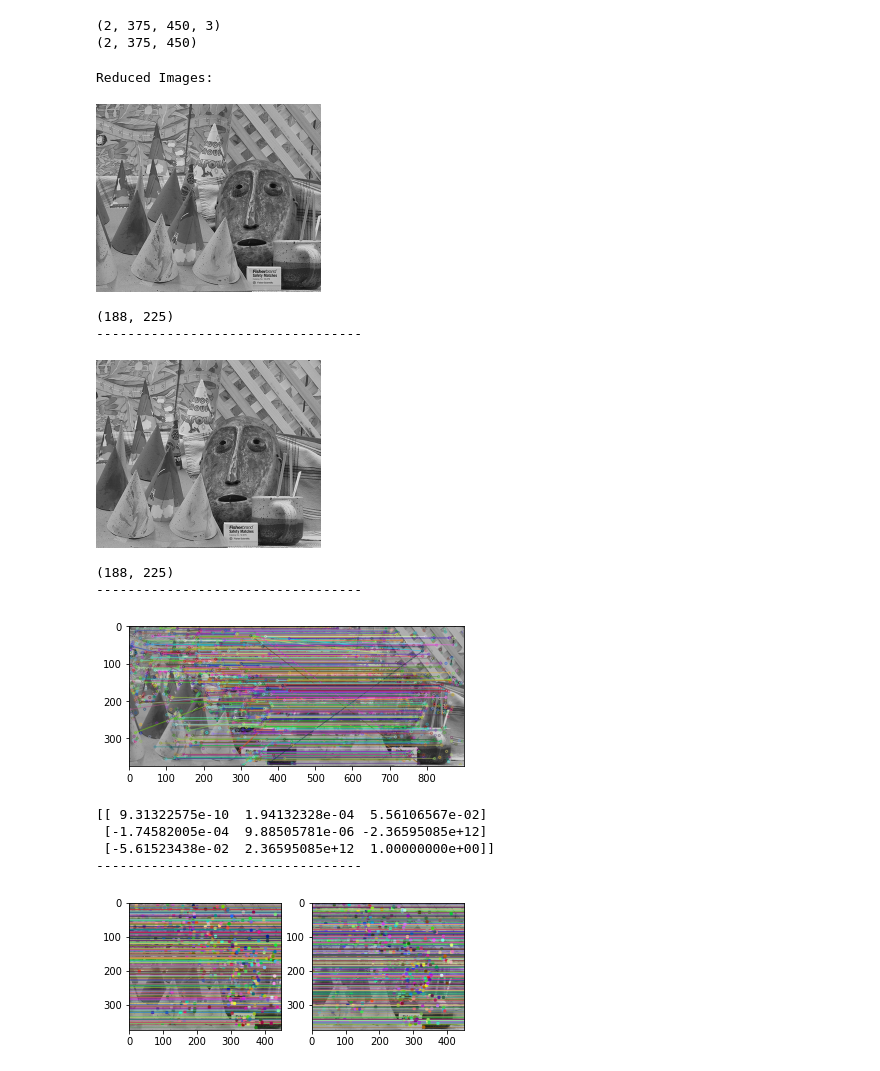
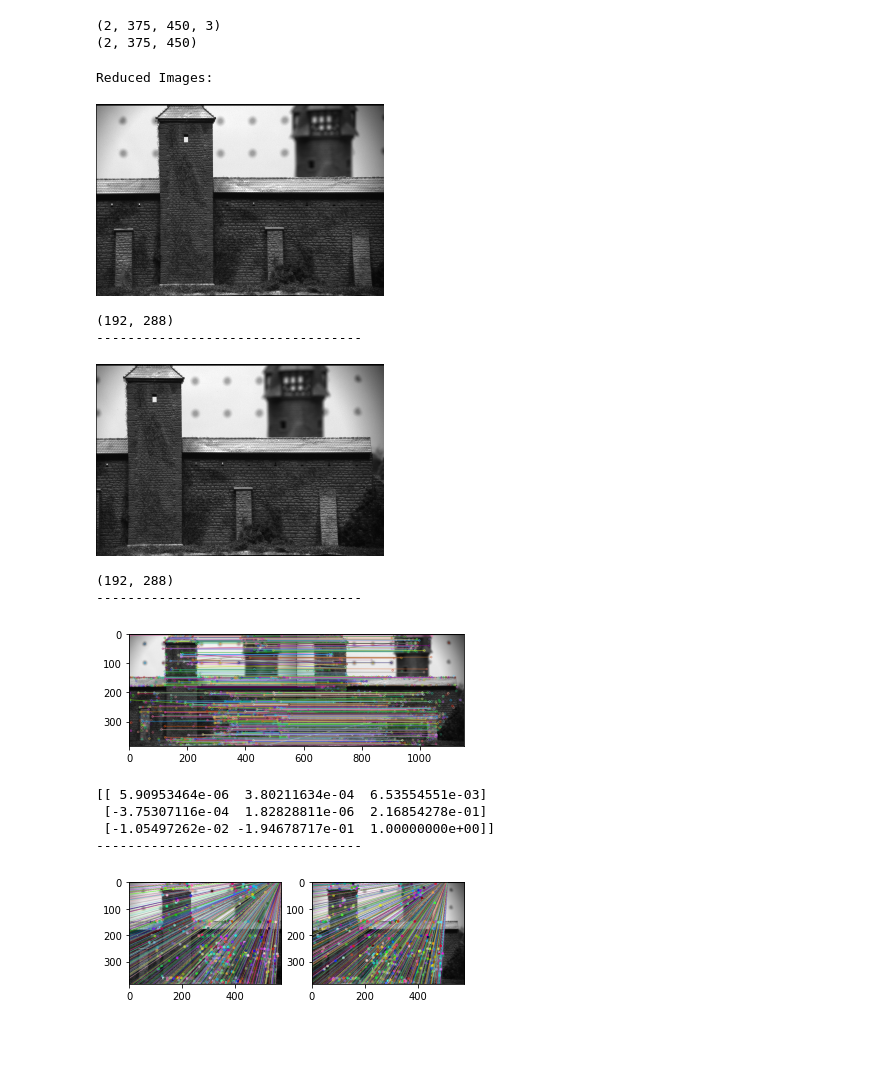
Before and after one commit to scheung97/EECE5639_ComputerVision, a Jupyter notebook: p3.ipynb, the cells around one changed output. Saved outputs shown, nothing was run; the diff lists cells and outputs as text; code cells hidden in the pictures; blank space fills up the shorter version.

```diff
--- a/p3.ipynb
+++ b/p3.ipynb
@@ -99,41 +99,41 @@ print(cones_gray.shape)
 # their size to keep running time reasonable! Document in your report the scale
 # factor you used.)
 
-#use_cast = True
-use_cast = False
+use_cast = True
+#use_cast = False
 if use_cast:
     #img1, img2 = np.random.default_rng().choice(cast_color, 2, replace=False)
     img1 = cast_gray[0]
     img2 = cast_gray[1]
 else:
     #img1, img2 = np.random.default_rng().choice(cones_color, 2, replace=False)
     img1 = cones_gray[0]
     img2 = cones_gray[1]
 
 #print('Original Images:')
 #cv2_imshow(img1)
 #print('--------------------------------------------------------------')
 #cv2_imshow(img2)
 #print('--------------------------------------------------------------')
 
 scale = 0.5
 r_img1 = cv2.resize(img1, None, fx=scale, fy=scale, interpolation=cv2.INTER_LINEAR)
 r_img2 = cv2.resize(img2, None, fx=scale, fy=scale, interpolation=cv2.INTER_LINEAR)
 
 print('Reduced Images:')
 cv2_imshow(r_img1)
 print(r_img1.shape)
 print('----------------------------------')
 cv2_imshow(r_img2)
 print(r_img2.shape)
 print('----------------------------------')
 # %% [output]
 Reduced Images:
-[figure, old version]
+[figure, new version]
-(188, 225)
+(192, 288)
 ----------------------------------
-[figure, old version]
+[figure, new version]
-(188, 225)
+(192, 288)
 ----------------------------------
 # %%
 # 1. Find interesting features and correspondences between the left and right
@@ -183,7 +183,7 @@ img3 = cv2.drawMatchesKnn(img1, kp1, img2, kp2, matches, None,
 plt.imshow(img3,)
 plt.show()
 # %% [output]
-[figure, old version]
+[figure, new version]
 # %%
 # 2. Write a program to estimate the Fundamental Matrix for each pair using the
 # correspondences above and RANSAC to eliminate outliers. Display the inlier
@@ -217,7 +217,6 @@ print('----------------------------------')
 pts1 = pts1[mask.ravel()==1]
 pts2 = pts2[mask.ravel()==1]
 
-
 # Find epilines corresponding to points in right image (second image) and
 # drawing its lines on left image
 lines1 = cv2.computeCorrespondEpilines(pts2.reshape(-1,1,2), 2,F)
@@ -234,11 +233,11 @@ plt.subplot(121),plt.imshow(img5)
 plt.subplot(122),plt.imshow(img3)
 plt.show()
 # %% [output]
-[[ 9.31322575e-10  1.94132328e-04  5.56106567e-02]
- [-1.74582005e-04  9.88505781e-06 -2.36595085e+12]
- [-5.61523438e-02  2.36595085e+12  1.00000000e+00]]
+[[ 5.90953464e-06  3.80211634e-04  6.53554551e-03]
+ [-3.75307116e-04  1.82828811e-06  2.16854278e-01]
+ [-1.05497262e-02 -1.94678717e-01  1.00000000e+00]]
 ----------------------------------
-[figure, old version]
+[figure, new version]
 # %%
 # 3. Compute a dense disparity map using the Fundamental matrix to help reduce
 # the search space. The output should be three images, one image with the
```
Also changed, not shown: parts of 2 cells of this notebook.
